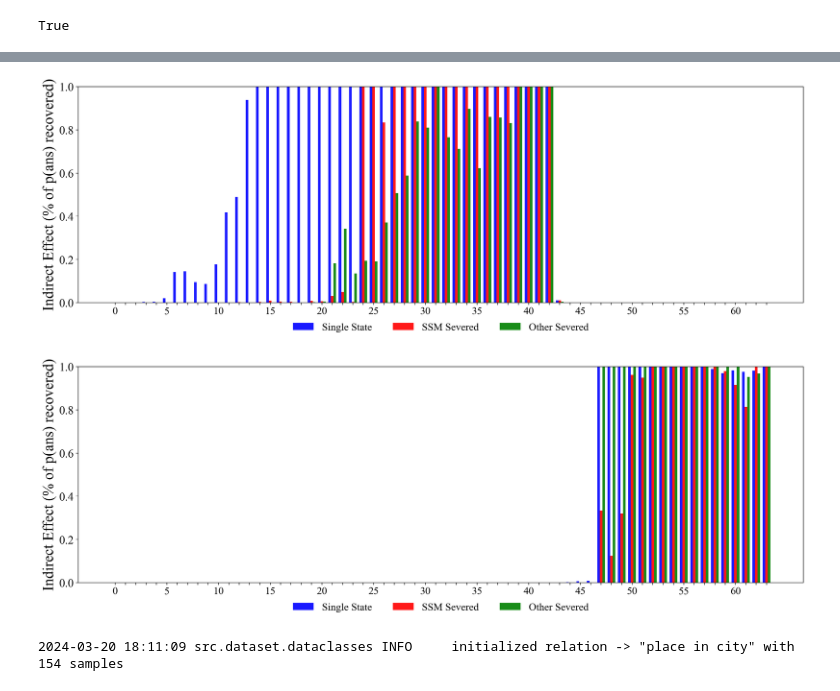
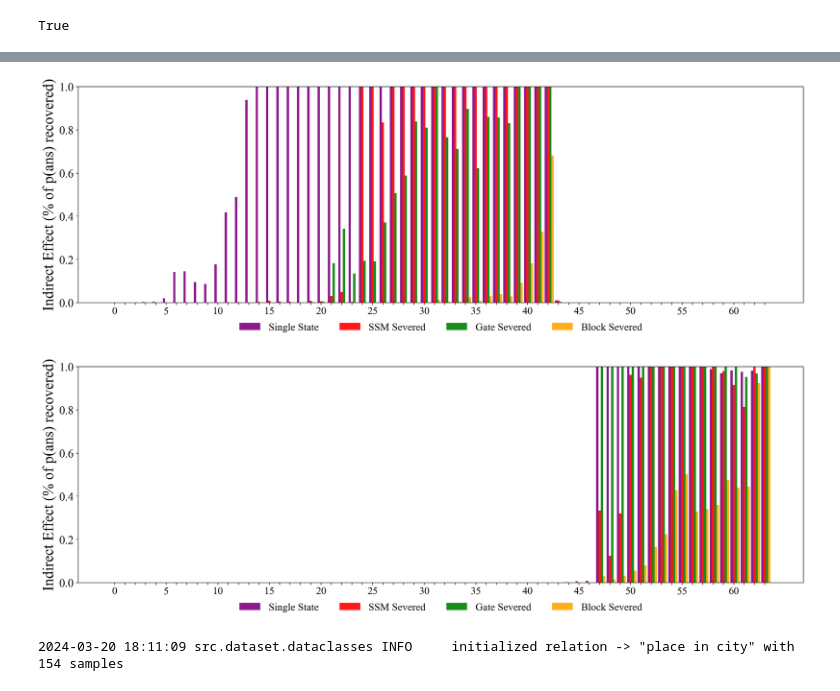
Before and after one commit to arnab-api/romba, a Jupyter notebook: notebooks/ablating_data_flows.ipynb, the cells around one changed output, grey strips where cells are left out. Drawn from its saved outputs; the diff is of its cells as text; code cells hidden in the pictures.

Commit message:
collecting causal tracing and ablation data >> added block ablation

```diff
--- a/notebooks/ablating_data_flows.ipynb
+++ b/notebooks/ablating_data_flows.ipynb
@@ -476,12 +476,18 @@ indirect_effect_mlp_severed = calculate_hidden_flow_with_ablation(
     **kwargs,
 )
 
+indirect_effect_block_severed = calculate_hidden_flow_with_ablation(
+    ablate_mambahook="after_down_proj",
+    **kwargs,
+)
+
 high_score = indirect_effect["high_score"].item()
 low_score = indirect_effect["low_score"].item()
 
 ie = (indirect_effect["scores"] - low_score) / (high_score - low_score)
 ie_ssm_severed = (indirect_effect_ssm_severed["scores"] - low_score) / (high_score - low_score)
 ie_mlp_severed = (indirect_effect_mlp_severed["scores"] - low_score) / (high_score - low_score)
+ie_block_severed = (indirect_effect_block_severed["scores"] - low_score) / (high_score - low_score)
 # %%
 import matplotlib.pyplot as plt
 import numpy as np
@@ -508,23 +514,26 @@ def plot_aie_subject_last(
     indirect_effects,
     indirect_effects_with_ssm_severed,
     indirect_effects_with_mlp_severed,
+    indirect_effect_block_severed,
 ):
     state_indirect_effects = {
         "Single State": indirect_effects.squeeze().numpy(),
         "SSM Severed": indirect_effects_with_ssm_severed.squeeze().numpy(),
-        "Other Severed": indirect_effects_with_mlp_severed.squeeze().numpy(),
+        "Gate Severed": indirect_effects_with_mlp_severed.squeeze().numpy(),
+        "Block Severed": indirect_effect_block_severed.squeeze().numpy(),
     }
     config_color = {
-        "Single State": "blue",
+        "Single State": "purple",
         "SSM Severed": "red",
-        "Other Severed": "green",
+        "Gate Severed": "green",
+        "Block Severed": "orange",
     }
 
     # plt.rcdefaults()
     plt.figure(figsize=(20, 6))
 
     idx = 0
-    bar_width = 0.25
+    bar_width = 0.22
     for config in state_indirect_effects:
         plot_ie = []
         for layer in range(mt.n_layer):
@@ -552,10 +561,10 @@ def plot_aie_subject_last(
     ylabel = f"Indirect Effect ({'%'} of p(ans) recovered)"
 
     plt.ylabel(ylabel)
-    plt.legend(ncol = 3, bbox_to_anchor=(0.5, -.18), loc='lower center', frameon=False)
+    plt.legend(ncol = 4, bbox_to_anchor=(0.5, -.18), loc='lower center', frameon=False)
     # plt.savefig(f"figs/faithfulness_lre_models.pdf", bbox_inches="tight")
     plt.show()
 
 
-plot_aie_subject_last(ie, ie_ssm_severed, ie_mlp_severed)
+plot_aie_subject_last(ie, ie_ssm_severed, ie_mlp_severed, ie_block_severed)
 # %% [output]
@@ -579,4 +571,4 @@ plot_aie_subject_last(ie, ie_ssm_severed, ie_mlp_severed)
-[figure, old version]
+[figure, new version]
 # %%
 kwargs = dict(
     mt = mt,
@@ -615,7 +613,7 @@ ie_mlp_severed = (indirect_effect_mlp_severed["scores"] - low_score) / (high_sco
 # %%
-plot_aie_subject_last(ie, ie_ssm_severed, ie_mlp_severed)
+plot_aie_subject_last(ie, ie_ssm_severed, ie_gate_severed, ie_block_severed)
 # %% [output]
-[figure, old version]
+[figure, new version]
 # %%
 # from src.data.dataclasses import CounterFactDataset
 
```
Also changed, not shown: parts of 3 cells of this notebook, 2 other files.
